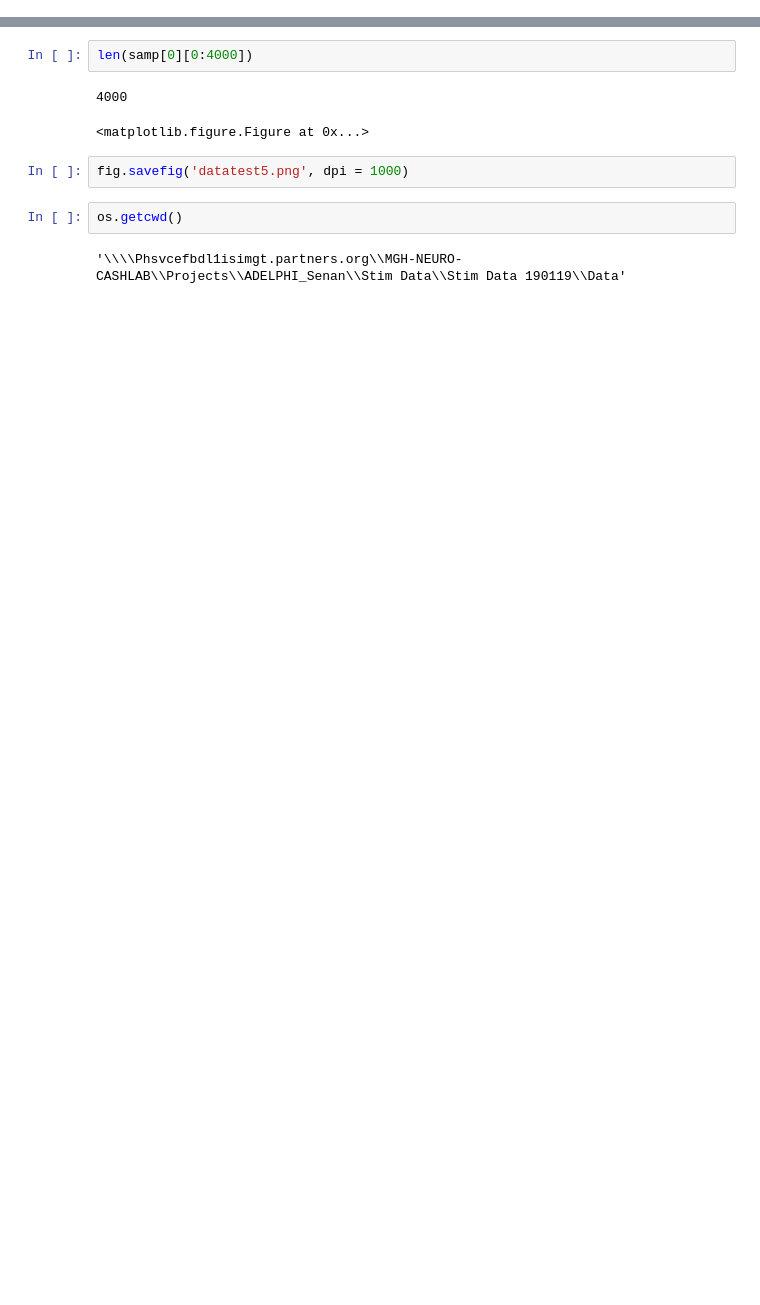
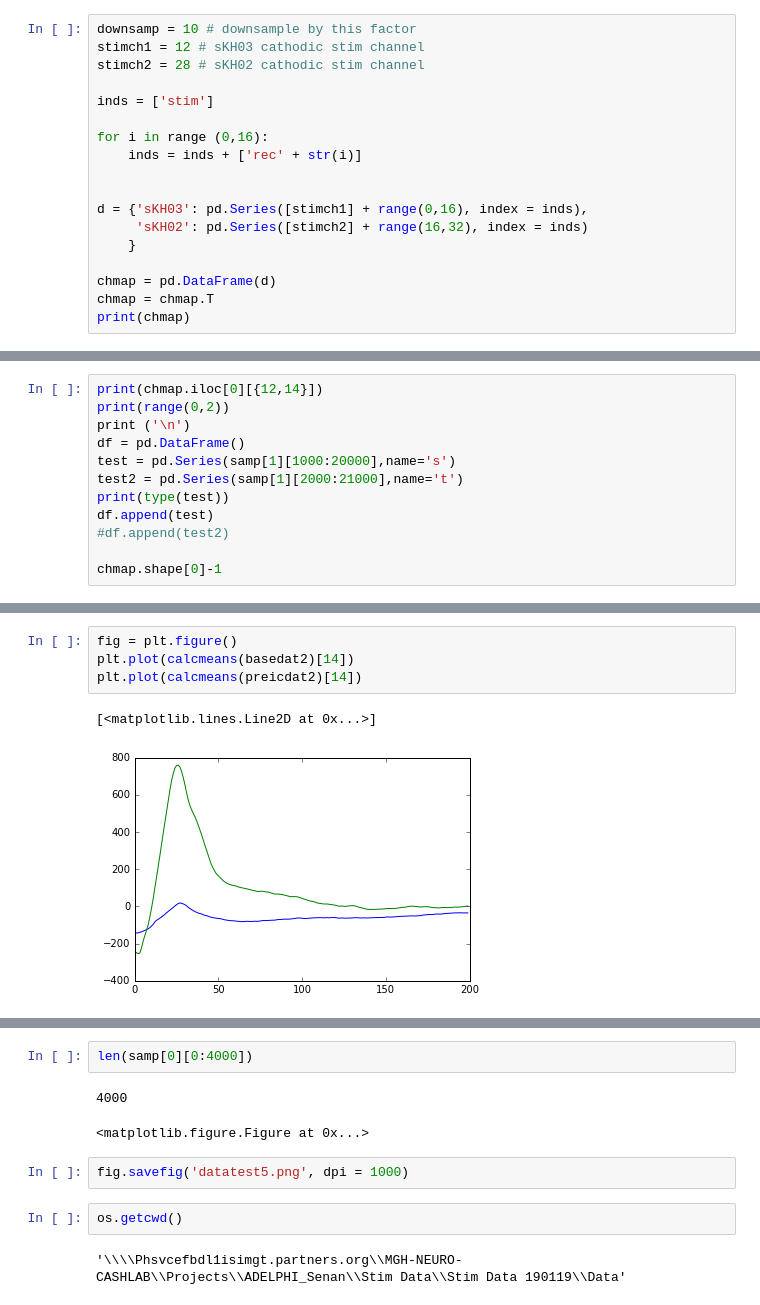
Before and after one commit to senane/ADELPHI, a Jupyter notebook: Stim Analysis/StimAnalysis.ipynb, the cells around one changed output, grey strips where cells are left out. Drawn from its saved outputs; the diff is of its cells as text; blank space fills up the shorter version.

```diff
--- a/Stim Analysis/StimAnalysis.ipynb
+++ b/Stim Analysis/StimAnalysis.ipynb
@@ -30,0 +94,18 @@ samp = sig.decimate(data, 10)
+# %%
+downsamp = 10 # downsample by this factor
+stimch1 = 12 # sKH03 cathodic stim channel
+stimch2 = 28 # sKH02 cathodic stim channel
+
+inds = ['stim']
+
+for i in range (0,16):
+    inds = inds + ['rec' + str(i)]
+
+
+d = {'sKH03': pd.Series([stimch1] + range(0,16), index = inds),
+     'sKH02': pd.Series([stimch2] + range(16,32), index = inds)
+    }
+
+chmap = pd.DataFrame(d)
+chmap = chmap.T
+print(chmap)
@@ -30,0 +130,12 @@ samp = sig.decimate(data, 10)
+# %%
+print(chmap.iloc[0][{12,14}])
+print(range(0,2))
+print ('\n')
+df = pd.DataFrame()
+test = pd.Series(samp[1][1000:20000],name='s')
+test2 = pd.Series(samp[1][2000:21000],name='t')
+print(type(test))
+df.append(test)
+#df.append(test2)
+
+chmap.shape[0]-1
@@ -30,0 +297,7 @@ samp = sig.decimate(data, 10)
+# %%
+fig = plt.figure()
+plt.plot(calcmeans(basedat2)[14])
+plt.plot(calcmeans(preicdat2)[14])
+# %% [output]
+[<matplotlib.lines.Line2D at 0x...>]
+[figure, added]
```
Also changed, not shown: parts of 42 cells of this notebook.
